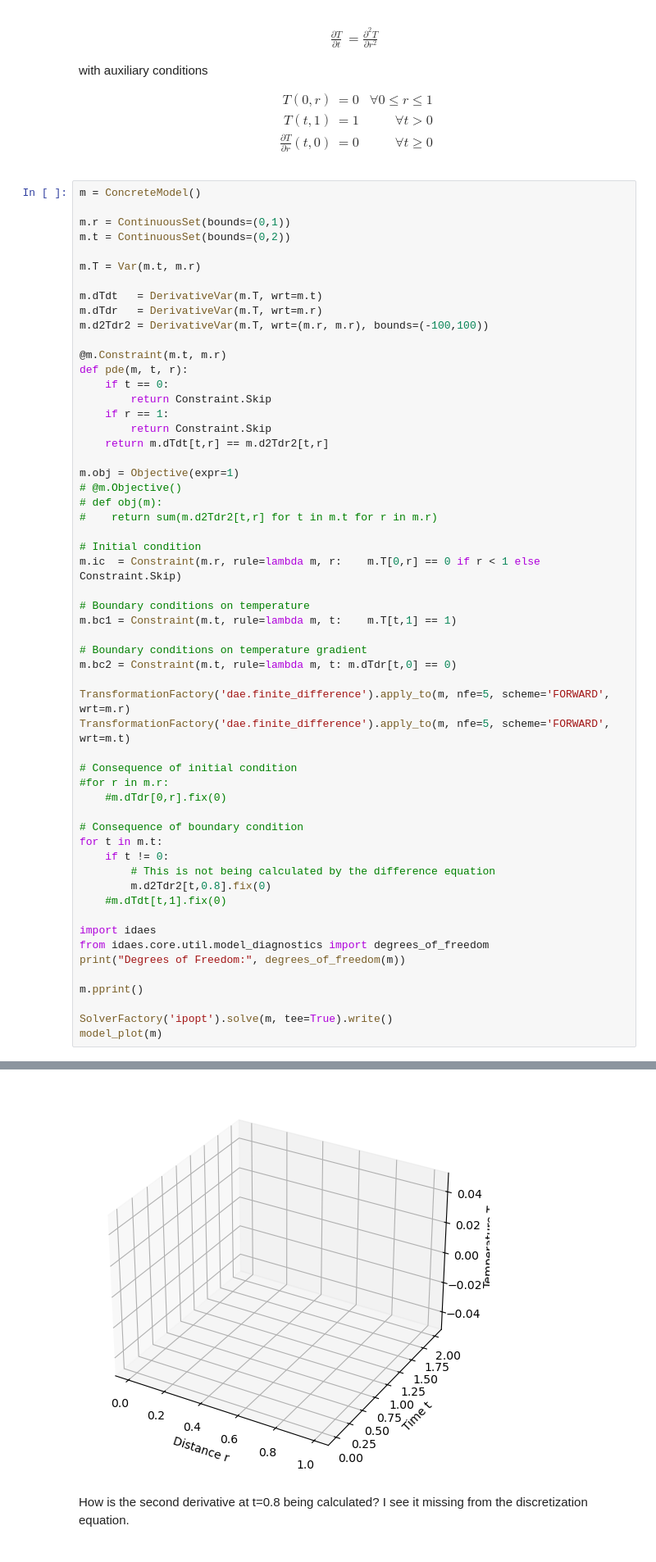
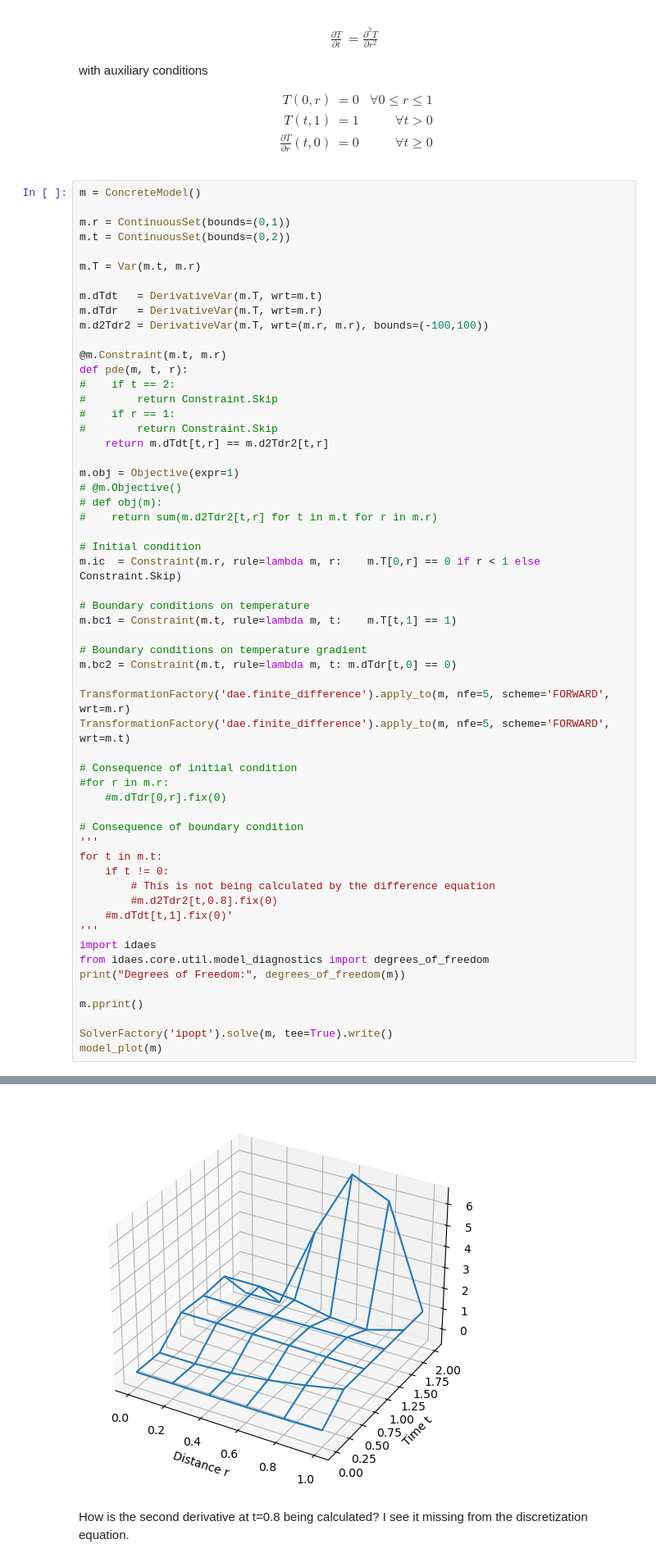
Before and after one commit to ndcbe/ND-Pyomo-Cookbook, a Jupyter notebook: notebooks/05.03-Heat_Conduction_in_Various_Geometries.ipynb, the cells around one changed output, grey strips where cells are left out. Shown: that part at 82% size. Saved outputs shown, nothing was run; the diff lists cells and outputs as text.

```diff
--- a/notebooks/05.03-Heat_Conduction_in_Various_Geometries.ipynb
+++ b/notebooks/05.03-Heat_Conduction_in_Various_Geometries.ipynb
@@ -149,10 +149,10 @@ m.d2Tdr2 = DerivativeVar(m.T, wrt=(m.r, m.r), bounds=(-100,100))
 
 @m.Constraint(m.t, m.r)
 def pde(m, t, r):
-    if t == 0:
-        return Constraint.Skip
-    if r == 1:
-        return Constraint.Skip
+#    if t == 2:
+#        return Constraint.Skip
+#    if r == 1:
+#        return Constraint.Skip
     return m.dTdt[t,r] == m.d2Tdr2[t,r]
 
 m.obj = Objective(expr=1)
@@ -177,12 +177,13 @@ TransformationFactory('dae.finite_difference').apply_to(m, nfe=5, scheme='FORWAR
     #m.dTdr[0,r].fix(0)
 
 # Consequence of boundary condition
+'''
 for t in m.t:
     if t != 0:
         # This is not being calculated by the difference equation
-        m.d2Tdr2[t,0.8].fix(0)
-    #m.dTdt[t,1].fix(0)
-
+        #m.d2Tdr2[t,0.8].fix(0)
+    #m.dTdt[t,1].fix(0)'
+'''
 import idaes
 from idaes.core.util.model_diagnostics import degrees_of_freedom
 print("Degrees of Freedom:", degrees_of_freedom(m))
@@ -212,4 +213,4 @@ Solver:
-[figure, old version]
+[figure, new version]
 # %% [markdown]
 How is the second derivative at t=0.8 being calculated? I see it missing from the discretization equation.
 # %%
```
Also changed, not shown: parts of 1 cell of this notebook.
